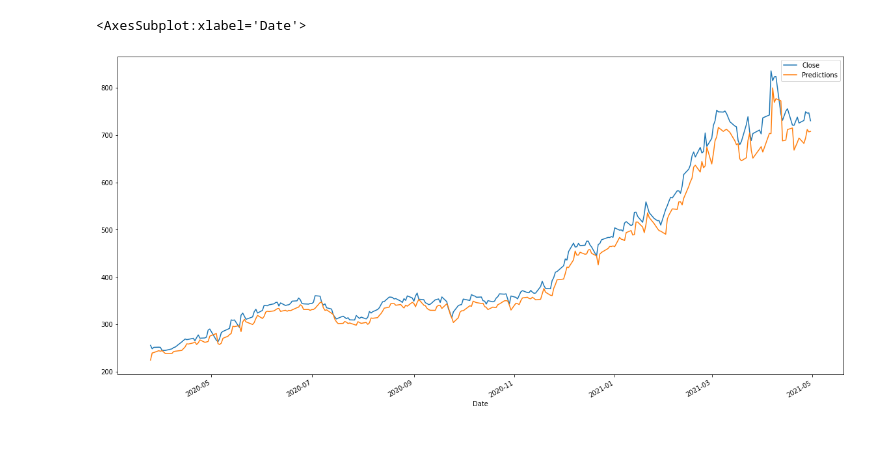
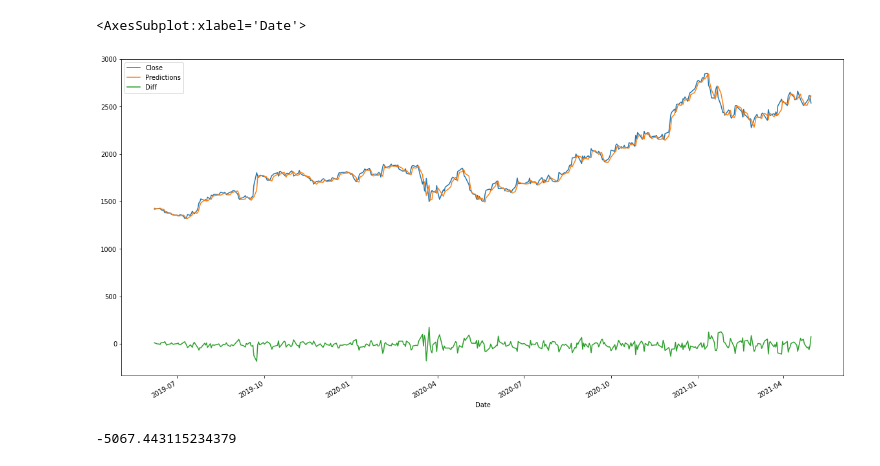
Before and after one commit to SouravDas25/Dino-Game, a Jupyter notebook: stocks/stock-market.ipynb, the cells around one changed output. Saved outputs shown, nothing was run; the diff lists cells and outputs as text; code cells hidden in the pictures.

```diff
--- a/stocks/stock-market.ipynb
+++ b/stocks/stock-market.ipynb
@@ -17,7 +17,7 @@ from keras.layers import LSTM, Dropout, Dense
 from sklearn.preprocessing import MinMaxScaler
 from sklearn.model_selection import train_test_split
 # %%
-df = pd.read_csv("archive/ADANIPORTS.csv")
+df = pd.read_csv("archive/ASIANPAINT.csv")
 df.head()
 # %% [output]
 |  | Date | Symbol | Series | Prev Close | Open | High | Low | Last | Close | VWAP | Volume | ... |
@@ -182,10 +165,14 @@ array([224.40488, 239.44624, 240.35448, 244.23872, 243.0527 , 244.3822 ,
 # %%
-valid_data.index=valid_data.Date
-valid_data.drop("Date",axis=1,inplace=True)
-valid_data['Predictions'] = predicted_closing_price
+# valid_data.index=valid_data.Date
+# valid_data.drop("Date",axis=1,inplace=True)
+# valid_data['Predictions'] = predicted_closing_price
+valid_data['Diff'] = valid_data['Predictions'] - valid_data['Close']
 valid_data.plot.line()
 # %% [output]
 <AxesSubplot:xlabel='Date'>
-[figure, old version]
+[figure, new version]
 # %%
-lstm_model.save("saved_model.h5")
+# lstm_model.save("saved_model.h5")
+valid_data['Diff'].sum()
+# %% [output]
+-5067.443115234379
```
Also changed, not shown: parts of 9 cells of this notebook, 1 other file.
